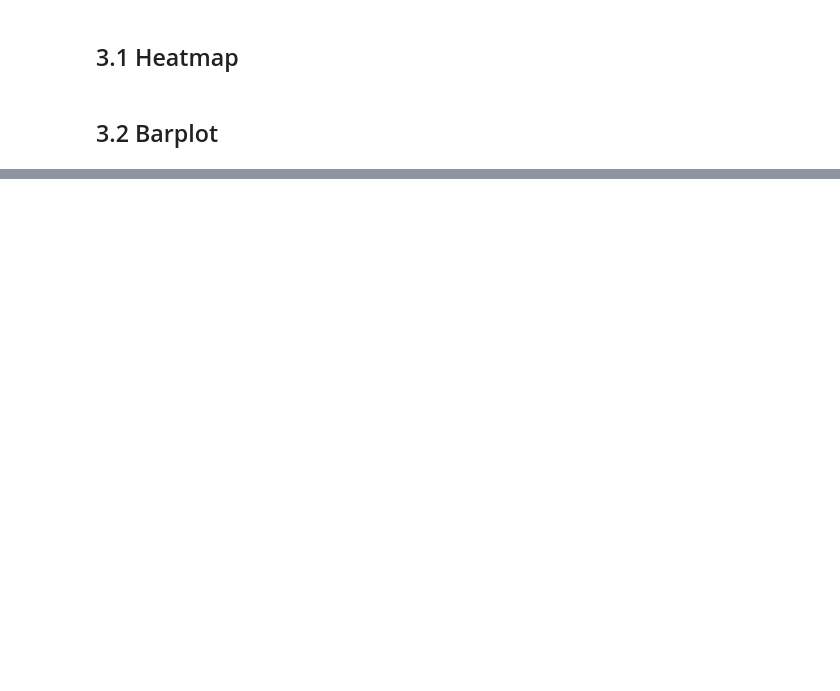
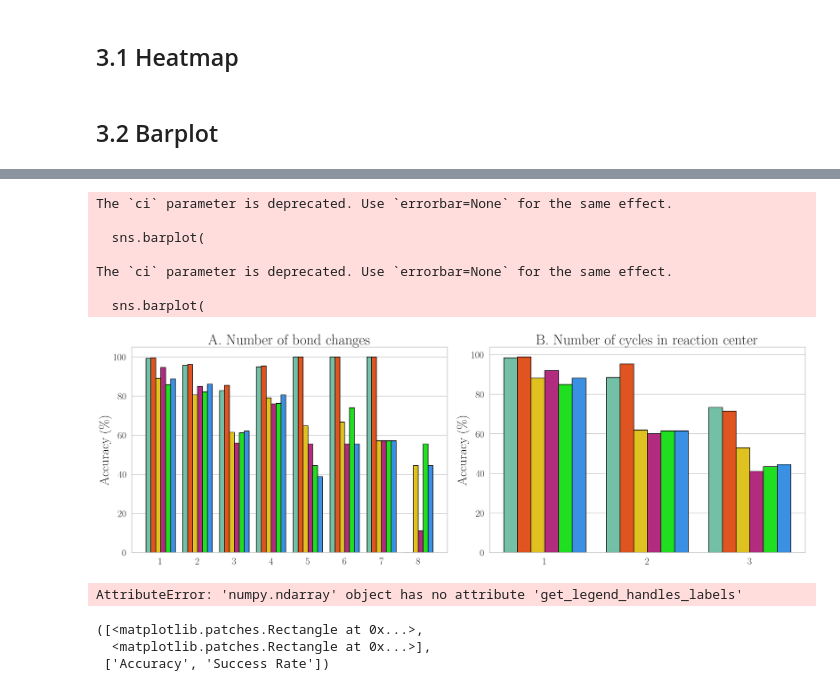
Before and after one commit to TieuLongPhan/SynTemp, a Jupyter notebook: Docs/Analysis/_2b_aam_analysis.ipynb, the cells around one changed output, grey strips where cells are left out. Drawn from its saved outputs; the diff is of its cells as text; code cells hidden in the pictures; blank space fills up the shorter version.

```diff
--- a/Docs/Analysis/_2b_aam_analysis.ipynb
+++ b/Docs/Analysis/_2b_aam_analysis.ipynb
@@ -531,0 +1045,55 @@ plot_accuracy_success_rate_subplot(
+# %%
+fig, axes = plt.subplots(1, 2, figsize=(25, 8))
+# plot_accuracy_success_rate_subplot(
+#     df,
+#     ["Chemical_accuracy", "Biochemical_accuracy"],
+#     ["Chemical_success_rate", "Biochemical_success_rate"],
+#     [r"$\text{A. Chemical dataset}$", r"$\text{B. Biochemical dataset}$"],
+#     axes,
+# )
+# # plt.subplots_adjust(hspace=0.5, wspace=0.5)
+# # handles, labels = axes[0,1].get_legend_handles_labels()
+# handles, labels = axes[0].get_legend_handles_labels()
+# fig.legend(
+#     handles, labels, loc='lower center', bbox_to_anchor=(0.5, -0.28),
+#     ncol=2, fontsize=24, title_fontsize=12, title=None
+# )
+
+create_grouped_barplot_with_error(df=df_bond, x='number_of_bond_changes', y='accuracy', hue='mapper', ax=axes[0], title='A. Number of bond changes',  palette=['#66cdaa', '#ff4500', '#ffd700', '#c71585', '#00ff00', '#1e90ff'])
+create_grouped_barplot_with_error(df=df_cycle, x='steps', y='accuracy', hue='mapper', ax=axes[1], title='B. Number of cycles in reaction center',  palette=['#66cdaa', '#ff4500', '#ffd700', '#c71585', '#00ff00', '#1e90ff'])
+
+
+# # "#66cdaa”, “#ff4500”, “#ffd700”, “#c71585”, “#00ff00”, “#1e90ff"
+# # Add a single legend for all plots
+# handles, labels = axes[1,1].get_legend_handles_labels()
+# fig.legend(
+#     handles, labels, loc='lower center', bbox_to_anchor=(0.5, -0.07),
+#     ncol=6, fontsize=24, title_fontsize=12, title=None
+# )
+
+# Adjust layout for better spacing
+plt.tight_layout()
+plt.subplots_adjust(bottom=0.02)  # Adjust space for legend below the plots
+plt.savefig(
+    "./fig/Fig6_half_2.pdf", dpi=600, bbox_inches="tight", pad_inches=0
+)
+plt.show()
+# %% [output]
+The `ci` parameter is deprecated. Use `errorbar=None` for the same effect.
+
+  sns.barplot(
+
+The `ci` parameter is deprecated. Use `errorbar=None` for the same effect.
+
+  sns.barplot(
+[figure, added]
+# %%
+axes.get_legend_handles_labels()
+# %% [output]
+AttributeError: 'numpy.ndarray' object has no attribute 'get_legend_handles_labels'
+# %%
+axes[0].get_legend_handles_labels()
+# %% [output]
+([<matplotlib.patches.Rectangle at 0x...>,
+  <matplotlib.patches.Rectangle at 0x...>],
+ ['Accuracy', 'Success Rate'])
```
Also changed, not shown: parts of 8 cells of this notebook, 50 other files.
